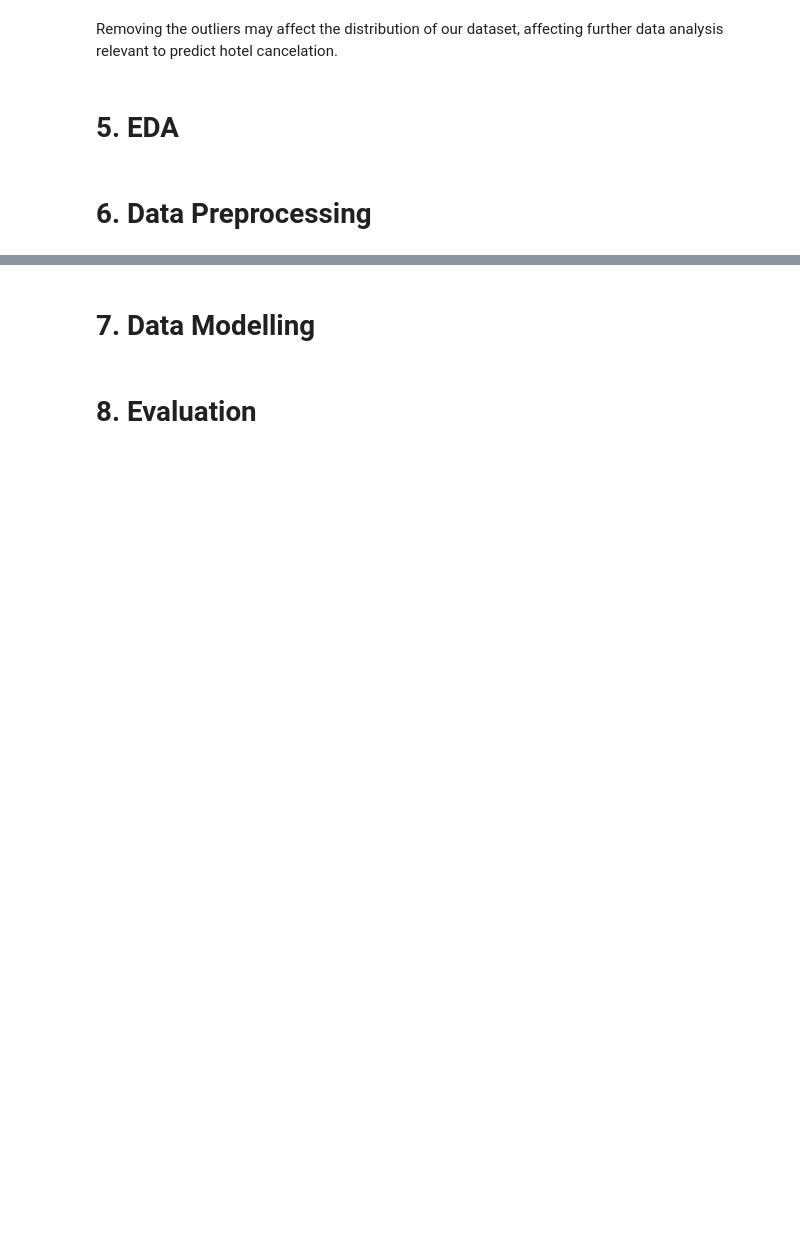
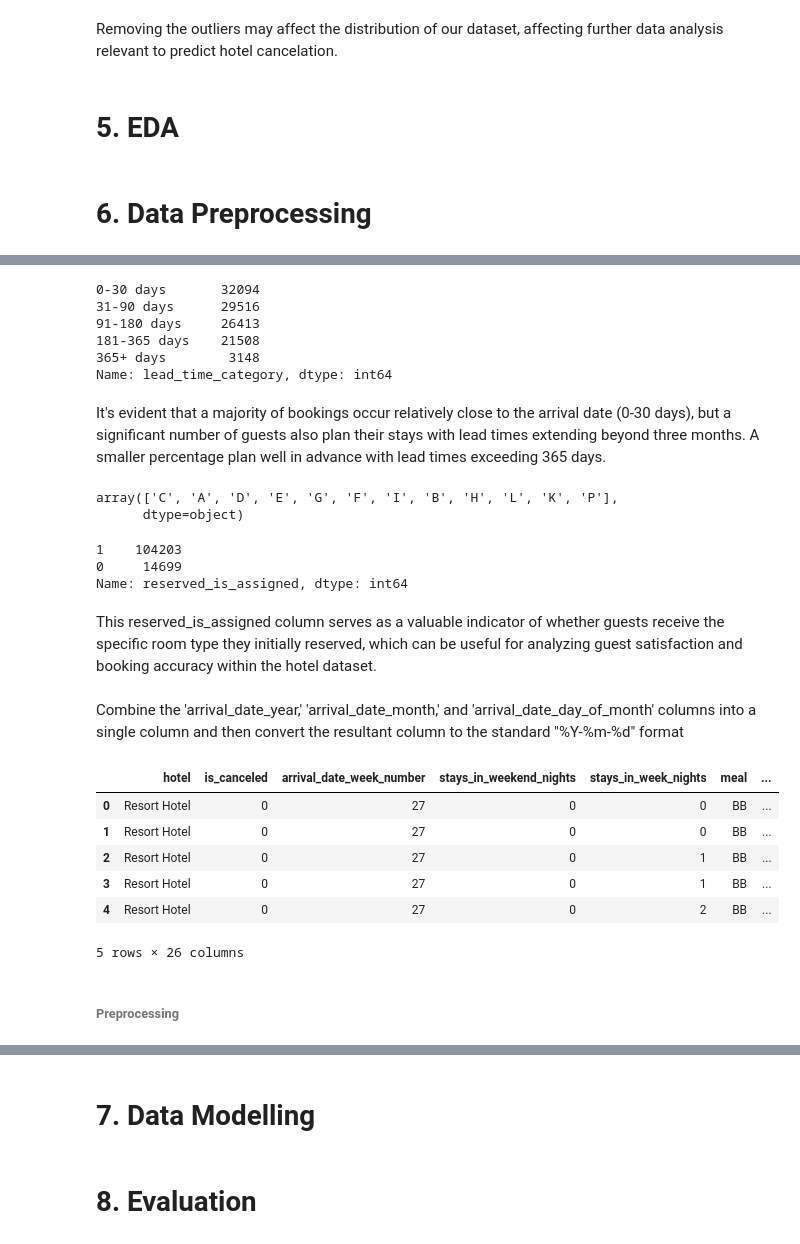
Before and after one commit to MuchiriKinyua/Hotel-booking-and-cancellation-system, a Jupyter notebook: Student.ipynb, the cells around one changed output, grey strips where cells are left out. Drawn from its saved outputs; the diff is of its cells as text; code cells hidden in the pictures; blank space fills up the shorter version.

```diff
--- a/Student.ipynb
+++ b/Student.ipynb
@@ -487,0 +570,65 @@ Removing the outliers may affect the distribution of our dataset, affecting furt
+# %%
+#Use wider bins for longer lead times since the data is positively skewed.
+bin_edges = [0, 30, 90, 180, 365, float('inf')]
+bin_labels = ['0-30 days', '31-90 days', '91-180 days', '181-365 days', '365+ days']
+
+#Create a new column 'lead_time_category'
+hotel['lead_time_category'] = pd.cut(hotel['lead_time'], bins=bin_edges, labels=bin_labels)
+hotel.drop(['lead_time'], axis=1, inplace=True)
+
+hotel['lead_time_category'].value_counts()
+# %% [output]
+0-30 days       32094
+31-90 days      29516
+91-180 days     26413
+181-365 days    21508
+365+ days        3148
+Name: lead_time_category, dtype: int64
+# %% [markdown]
+It's evident that a majority of bookings occur relatively close to the arrival date (0-30 days), but a significant number of guests also plan their stays with lead times extending beyond three months. A smaller percentage plan well in advance with lead times exceeding 365 days.
+# %%
+#hotel["reserved_room_type"].unique()
+hotel["assigned_room_type"].unique()
+# %% [output]
+array(['C', 'A', 'D', 'E', 'G', 'F', 'I', 'B', 'H', 'L', 'K', 'P'],
+      dtype=object)
+# %%
+# Create a new binary column 'reserved_is_assigned' based on the comparison
+hotel['reserved_is_assigned'] = (hotel['assigned_room_type'] == hotel['reserved_room_type']).astype(int)
+hotel.drop(['assigned_room_type', "reserved_room_type"], axis=1, inplace=True)
+# %%
+hotel['reserved_is_assigned'].value_counts()
+# %% [output]
+1    104203
+0     14699
+Name: reserved_is_assigned, dtype: int64
+# %% [markdown]
+This reserved_is_assigned column serves as a valuable indicator of whether guests receive the specific room type they initially reserved, which can be useful for analyzing guest satisfaction and booking accuracy within the hotel dataset.
+# %%
+#Combine the 'arrival_date_year', 'arrival_date_month', and 'arrival_date_day_of_month' columns into a single datetime column
+hotel['arrival_date'] = hotel['arrival_date_year'].astype(str) + "-" + hotel['arrival_date_month'] + "-" + hotel['arrival_date_day_of_month'].astype(str)
+
+# Convert the combined column to datetime format
+hotel['arrival_date'] = pd.to_datetime(hotel['arrival_date'], format="%Y-%B-%d")
+
+# Format the datetime column as "%Y-%m-%d"
+hotel['arrival_date'] = hotel['arrival_date'].dt.strftime("%Y-%m-%d")
+hotel.drop(['arrival_date_year', "arrival_date_month", "arrival_date_day_of_month"], axis=1, inplace=True)
+# %% [markdown]
+Combine the 'arrival_date_year,' 'arrival_date_month,' and 'arrival_date_day_of_month' columns into a single column and then convert the resultant column to the standard "%Y-%m-%d" format
+# %%
+#Create a binary feature indicating whether an agent was involved in the booking.
+hotel['agent_involved'] = hotel['agent'].notna().astype(int)
+hotel.drop(['agent'], axis=1, inplace=True)
+# %%
+hotel.head()
+# %% [output]
+|  | hotel | is_canceled | arrival_date_week_number | stays_in_weekend_nights | stays_in_week_nights | meal | ... |
+| 0 | Resort Hotel | 0 | 27 | 0 | 0 | BB | ... |
+| 1 | Resort Hotel | 0 | 27 | 0 | 0 | BB | ... |
+| 2 | Resort Hotel | 0 | 27 | 0 | 1 | BB | ... |
+| 3 | Resort Hotel | 0 | 27 | 0 | 1 | BB | ... |
+| 4 | Resort Hotel | 0 | 27 | 0 | 2 | BB | ... |
+5 rows × 26 columns
+# %% [markdown]
+###### Preprocessing
```
Also changed, not shown: parts of 23 cells of this notebook.
